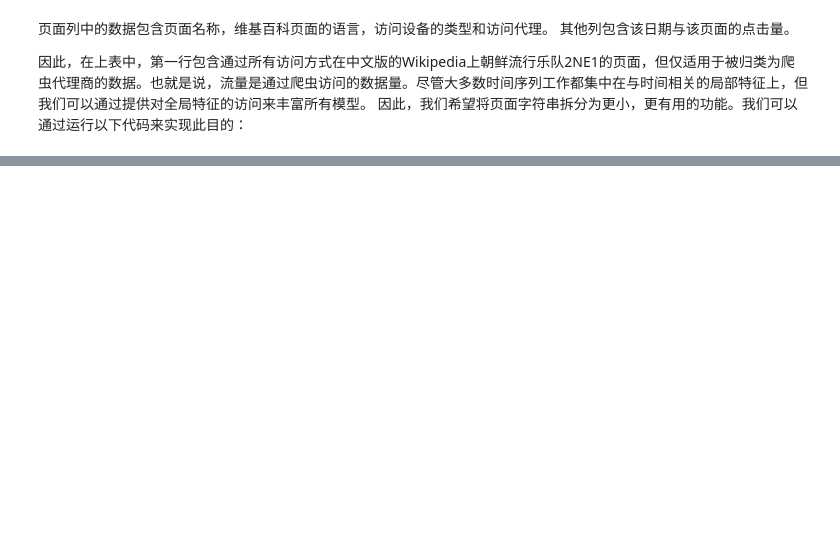
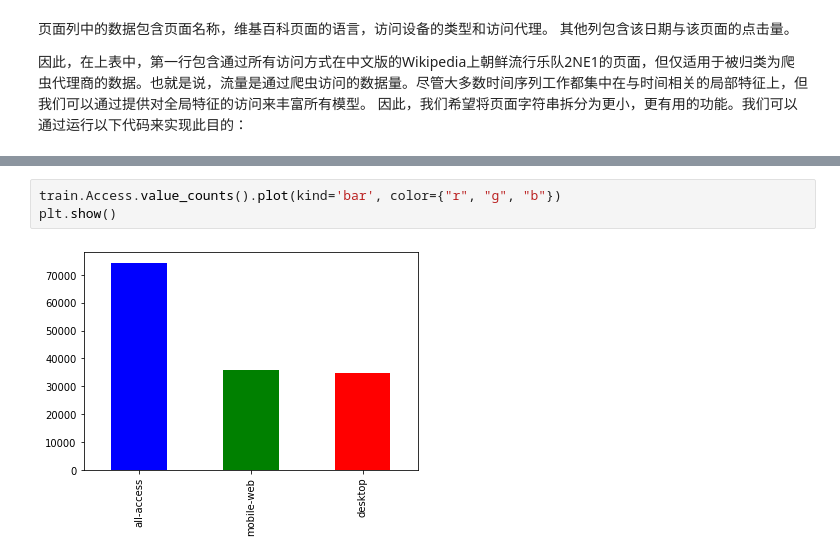
Before and after one commit to Knowledge-Precipitation-Tribe/Time-series-analysis, a Jupyter notebook: references/理解时间序列.ipynb, the cells around one changed output, grey strips where cells are left out. Drawn from its saved outputs; the diff is of its cells as text; blank space fills up the shorter version.

```diff
--- a/references/理解时间序列.ipynb
+++ b/references/理解时间序列.ipynb
@@ -37,0 +105,5 @@
+# %%
+train.Access.value_counts().plot(kind='bar', color={"r", "g", "b"})
+plt.show()
+# %% [output]
+[figure, added]
```
Also changed, not shown: parts of 19 cells of this notebook.
